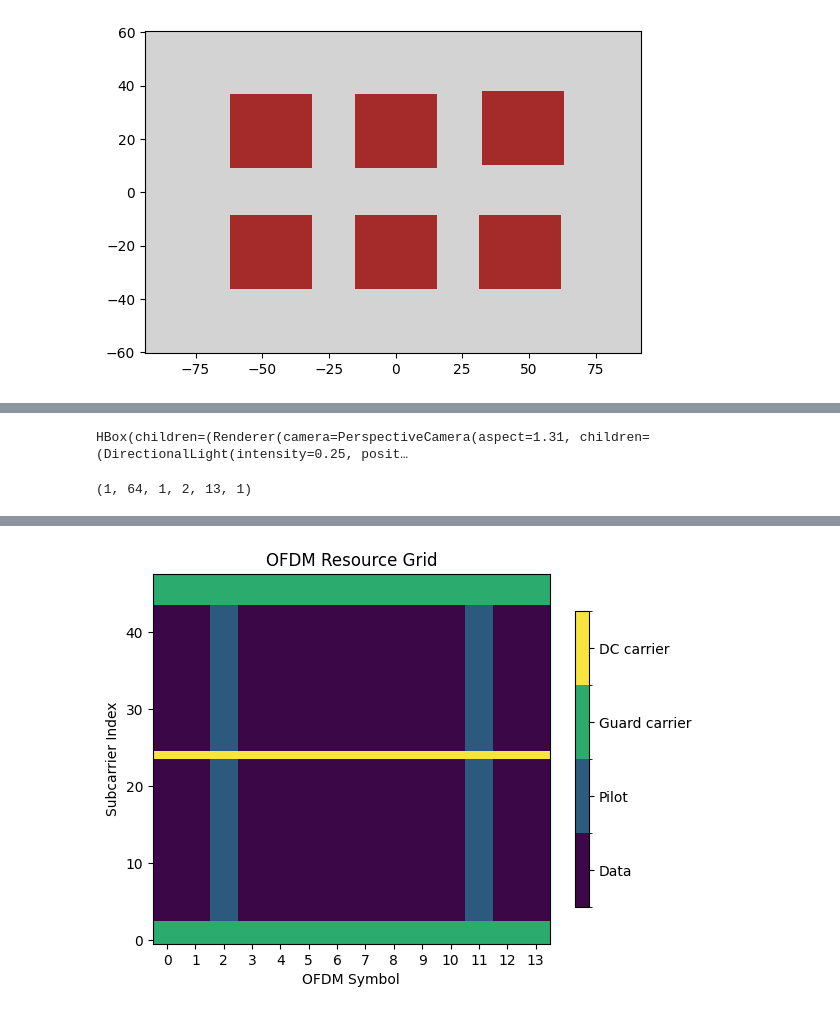
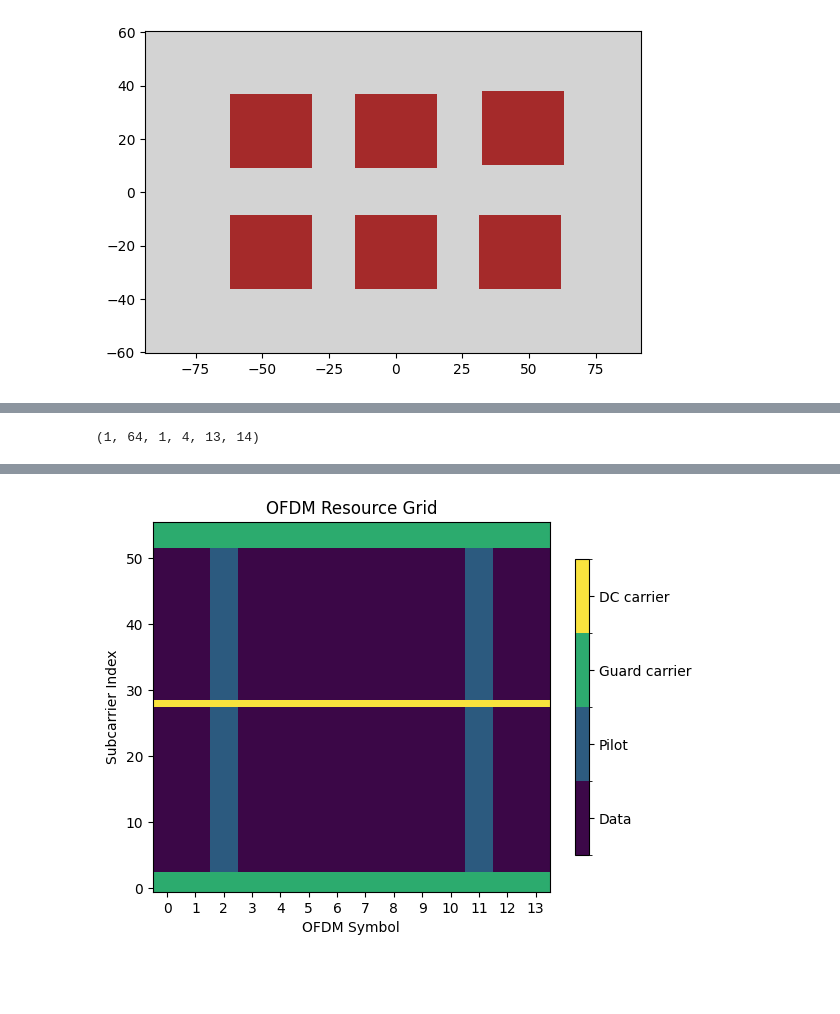
Before and after one commit to SJ00425/Block-sparsity-chest, a Jupyter notebook: generate_paths.ipynb, the cells around one changed output, grey strips where cells are left out. Drawn from its saved outputs; the diff is of its cells as text; code cells hidden in the pictures; blank space fills up the shorter version.

```diff
--- a/generate_paths.ipynb
+++ b/generate_paths.ipynb
@@ -77,9 +76,11 @@ Replacement complete: glass -> metal, updated 1 objects
 # %%
 bs_rows = 8
 bs_cols = 8
-ue_rows = 1
-ue_cols = 1
+ue_rows = 2
+ue_cols = 2
 frequency = 10e9
+TX_dbm = 30
+TX_power = 10 ** ((TX_dbm - 30) / 10)
 # %%
 
 bs_array = PlanarArray(
@@ -146,4 +135,0 @@ paths = p_solver(scene=scene,
-# %%
-scene.preview(paths=paths);
-# %% [output]
-HBox(children=(Renderer(camera=PerspectiveCamera(aspect=1.31, children=(DirectionalLight(intensity=0.25, posit…
@@ -150,23 +151,29 @@ HBox(children=(Renderer(camera=PerspectiveCamera(aspect=1.31, children=(Directio
 # %%
-a, tau = paths.cir(normalize_delays=False, out_type="numpy")
+num_ofdm_symbols = 14
+num_effective_subcarriers = 12*4 # 70 PRBs
+scs = 120e3 # Hz
+num_tx = ue_rows*ue_cols
+num_streams_per_tx = 1
+num_guard_carriers = [3, 4]
+cp_len  = 6
+dc_null=True
+fft_size = num_effective_subcarriers+ np.sum(num_guard_carriers) +(1 if dc_null else 0)
+Fs = fft_size * scs
+
+num_time_steps=num_ofdm_symbols
+ofdm_symbols_time = 1/scs + cp_len/Fs
+mv_sampling_frequency = 1/ofdm_symbols_time
+
+
+a, tau = paths.cir(sampling_frequency=mv_sampling_frequency,num_time_steps=num_time_steps,normalize_delays=False, out_type="numpy")
 a.shape
 # %% [output]
-(1, 64, 1, 2, 13, 1)
+(1, 64, 1, 4, 13, 14)
 # %%
 np.savez("cir_data.npz", a=a, tau=tau)
 from scipy.io import savemat
 savemat("cir_data.mat", {"a": a, "tau": tau})
 # %%
-num_ofdm_symbols = 14
-fft_size = 12*4 # 70 PRBs
-scs = 120e3 # Hz
-CARRIER_FREQUENCY = 10e9 # Hz
-SPEED = 0 # m/s
-Fs = fft_size * scs
-num_tx = 1
-num_streams_per_tx = 2
-num_guard_carriers = [3, 4]
-cp_len  = 2
 
 rg = ResourceGrid(num_ofdm_symbols=num_ofdm_symbols,
                   fft_size=fft_size,
@@ -175,7 +182,7 @@ rg = ResourceGrid(num_ofdm_symbols=num_ofdm_symbols,
                   num_streams_per_tx=num_streams_per_tx,
                   cyclic_prefix_length=cp_len,
                   num_guard_carriers= num_guard_carriers,
-                  dc_null=True,
+                  dc_null=dc_null,
                   pilot_pattern="kronecker",
                   pilot_ofdm_symbol_indices=[2,11])
 rg.show();
@@ -193,4 +200,4 @@ rg.show();
-[figure, old version]
+[figure, new version]
 # %%
 rg.pilot_pattern.show();
 # %% [output]
```
Also changed, not shown: parts of 14 cells of this notebook, 1 other file.
